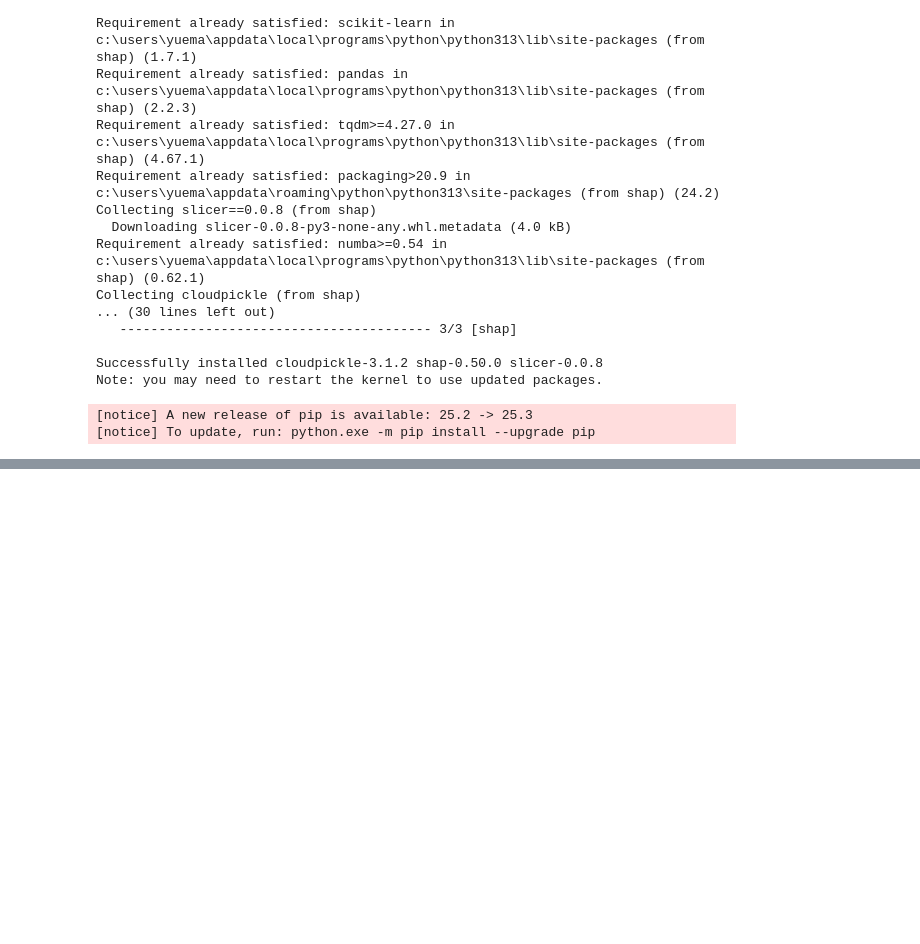
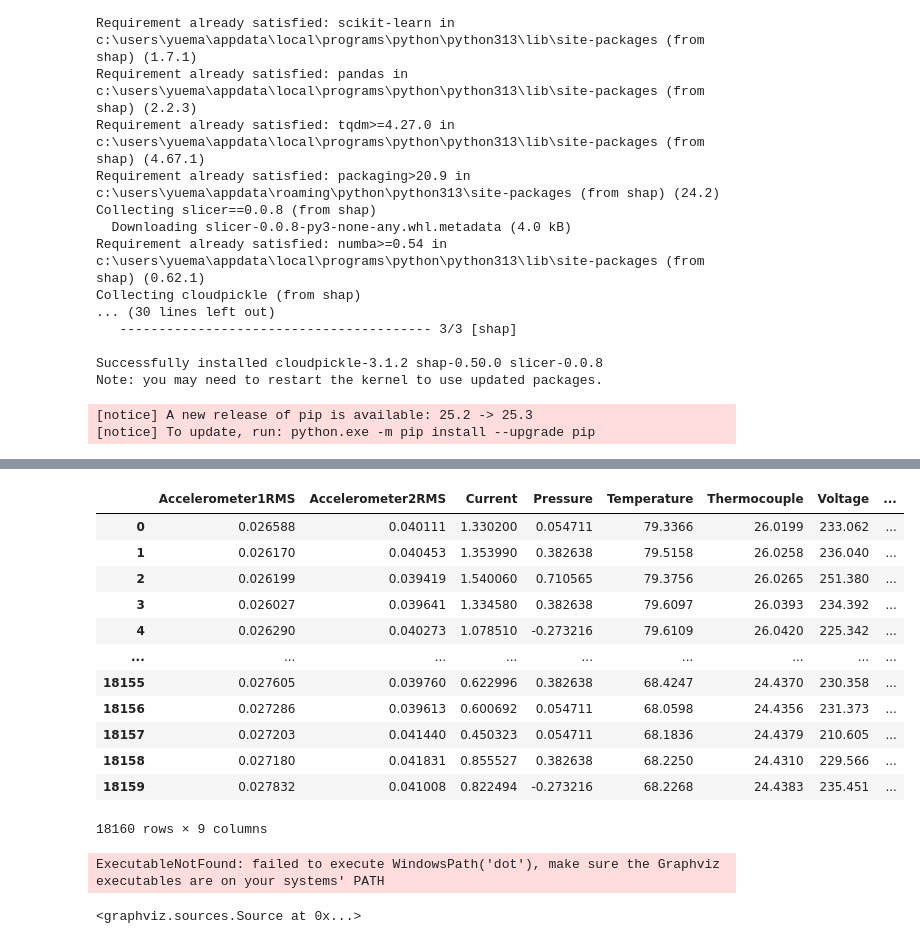
Before and after one commit to asa-neko/B3_Fri1, a Jupyter notebook: main.ipynb, the cells around one changed output, grey strips where cells are left out. Saved outputs shown, nothing was run; the diff lists cells and outputs as text; code cells hidden in the pictures; blank space fills up the shorter version.

```diff
--- a/main.ipynb
+++ b/main.ipynb
@@ -160,0 +65,5 @@ Passing `palette` without assigning `hue` is deprecated and will be removed in v
+# %%
+# データの読み込み
+df = pd.read_csv('data/valve1.csv',)
+
+df.describe().T
@@ -160,0 +104,17 @@ Passing `palette` without assigning `hue` is deprecated and will be removed in v
+# %%
+df = df.drop(["datetime", "changepoint"], axis=1)
+df
+# %% [output]
+|  | Accelerometer1RMS | Accelerometer2RMS | Current | Pressure | Temperature | Thermocouple | Voltage | ... |
+| 0 | 0.026588 | 0.040111 | 1.330200 | 0.054711 | 79.3366 | 26.0199 | 233.062 | ... |
+| 1 | 0.026170 | 0.040453 | 1.353990 | 0.382638 | 79.5158 | 26.0258 | 236.040 | ... |
+| 2 | 0.026199 | 0.039419 | 1.540060 | 0.710565 | 79.3756 | 26.0265 | 251.380 | ... |
+| 3 | 0.026027 | 0.039641 | 1.334580 | 0.382638 | 79.6097 | 26.0393 | 234.392 | ... |
+| 4 | 0.026290 | 0.040273 | 1.078510 | -0.273216 | 79.6109 | 26.0420 | 225.342 | ... |
+| ... | ... | ... | ... | ... | ... | ... | ... | ... |
+| 18155 | 0.027605 | 0.039760 | 0.622996 | 0.382638 | 68.4247 | 24.4370 | 230.358 | ... |
+| 18156 | 0.027286 | 0.039613 | 0.600692 | 0.054711 | 68.0598 | 24.4356 | 231.373 | ... |
+| 18157 | 0.027203 | 0.041440 | 0.450323 | 0.054711 | 68.1836 | 24.4379 | 210.605 | ... |
+| 18158 | 0.027180 | 0.041831 | 0.855527 | 0.382638 | 68.2250 | 24.4310 | 229.566 | ... |
+| 18159 | 0.027832 | 0.041008 | 0.822494 | -0.273216 | 68.2268 | 24.4383 | 235.451 | ... |
+18160 rows × 9 columns
@@ -160,0 +125,10 @@ Passing `palette` without assigning `hue` is deprecated and will be removed in v
+# %%
+# 決定木を学習させる
+clf = DecisionTreeClassifier(random_state=0)
+clf = clf.fit(df_x, df_y)
+
+# 学習結果を出力
+display(graphviz.Source(export_graphviz(clf, feature_names=df_x.columns, impurity=True, filled=True)))
+# %% [output]
+ExecutableNotFound: failed to execute WindowsPath('dot'), make sure the Graphviz executables are on your systems' PATH
+<graphviz.sources.Source at 0x...>
```
Also changed, not shown: parts of 7 cells of this notebook.
